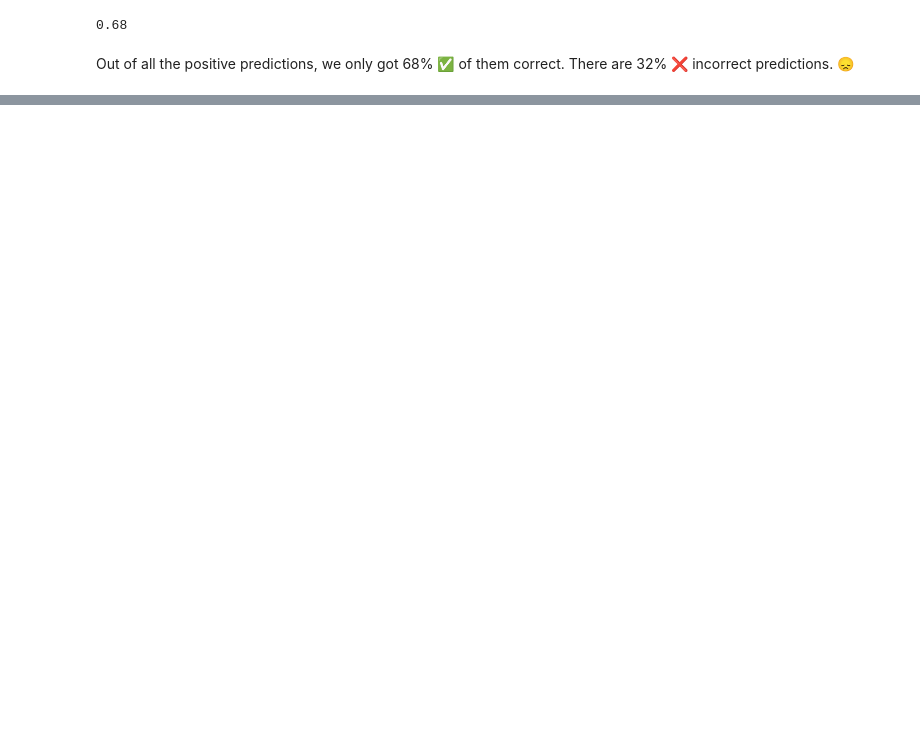
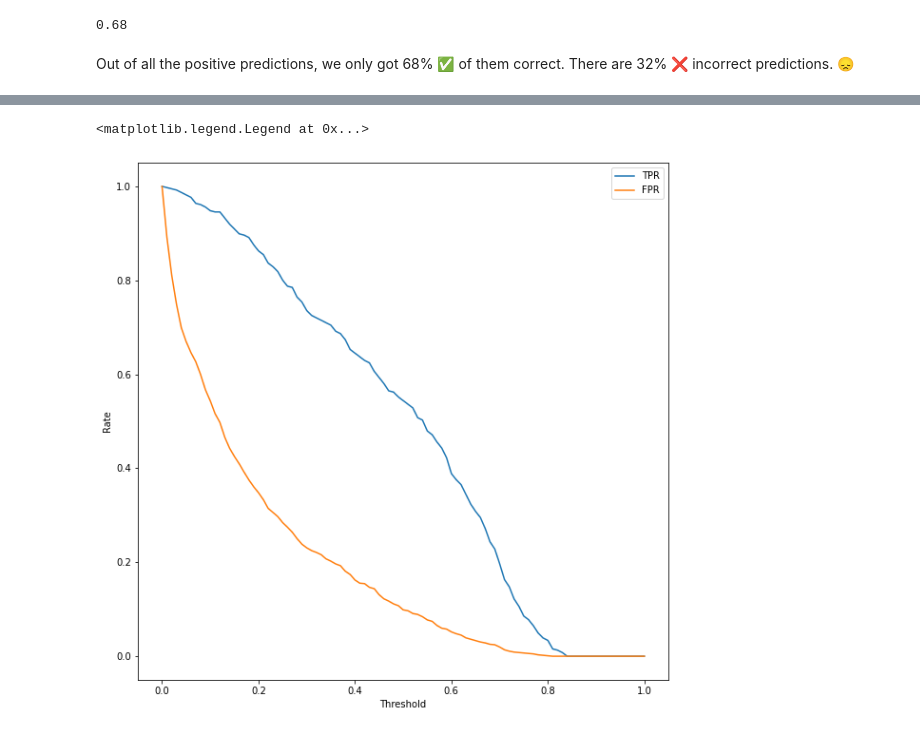
Before and after one commit to kausnz/ml_zoomcamp, a Jupyter notebook: lessons/ml_zoomcamp_week4.ipynb, the cells around one changed output, grey strips where cells are left out. Saved outputs shown, nothing was run; the diff lists cells and outputs as text; code cells hidden in the pictures; blank space fills up the shorter version.

```diff
--- a/lessons/ml_zoomcamp_week4.ipynb
+++ b/lessons/ml_zoomcamp_week4.ipynb
@@ -225,8 +229,8 @@ When there is a class imbalance, model 'accurancy' can be misleading. There are
 actual_positive = (y_val == 1)
 actual_negative = (y_val == 0)
 t=0.5
-predict_positive = (y_pred >= t)
-predict_negative = (y_pred < t)
+predict_positive = (y_val_pred >= t)
+predict_negative = (y_val_pred < t)
 
 tp = (predict_positive & actual_positive).sum()
 tn = (predict_negative & actual_negative).sum()
@@ -285,0 +331,20 @@ This shows us 'accuracy' is not a good metric at all when there's class imbalanc
+# %%
+thresholds = np.linspace(0, 1, 101)
+scores = []
+
+for t in thresholds:
+  actual_positive = (y_val == 1)
+  actual_negative = (y_val == 0)
+
+  predict_positive = (y_val_pred >= t)
+  predict_negative = (y_val_pred < t)
+
+  tp = (predict_positive & actual_positive).sum()
+  tn = (predict_negative & actual_negative).sum()
+
+  fp = (predict_positive & actual_negative).sum()
+  fn = (predict_negative & actual_positive).sum()
+
+  scores.append((t, tp, fp, fn, tn))
+
+scores
@@ -285,0 +369,3 @@ This shows us 'accuracy' is not a good metric at all when there's class imbalanc
+# %%
+columns = ['threshold', 'tp', 'fp', 'fn', 'tn']
+df_scores = pd.DataFrame(scores, columns=columns)
@@ -285,0 +388,5 @@ This shows us 'accuracy' is not a good metric at all when there's class imbalanc
+# %%
+# Now calculate tpr and fpr, and add them under new columns
+
+df_scores['tpr'] = df_scores.tp / (df_scores.tp + df_scores.fn)
+df_scores['fpr'] = df_scores.fp / (df_scores.tn + df_scores.fp)
@@ -285,0 +409,11 @@ This shows us 'accuracy' is not a good metric at all when there's class imbalanc
+# %%
+# Now let's plot the above tpr and fpr values
+plt.figure(figsize=(10,10))
+plt.plot(df_scores.threshold, df_scores.tpr, label='TPR')
+plt.plot(df_scores.threshold, df_scores.fpr, label='FPR')
+plt.xlabel("Threshold")
+plt.ylabel("Rate")
+plt.legend()
+# %% [output]
+<matplotlib.legend.Legend at 0x...>
+[figure, added]
```
Also changed, not shown: parts of 82 cells of this notebook, 2 other files.
